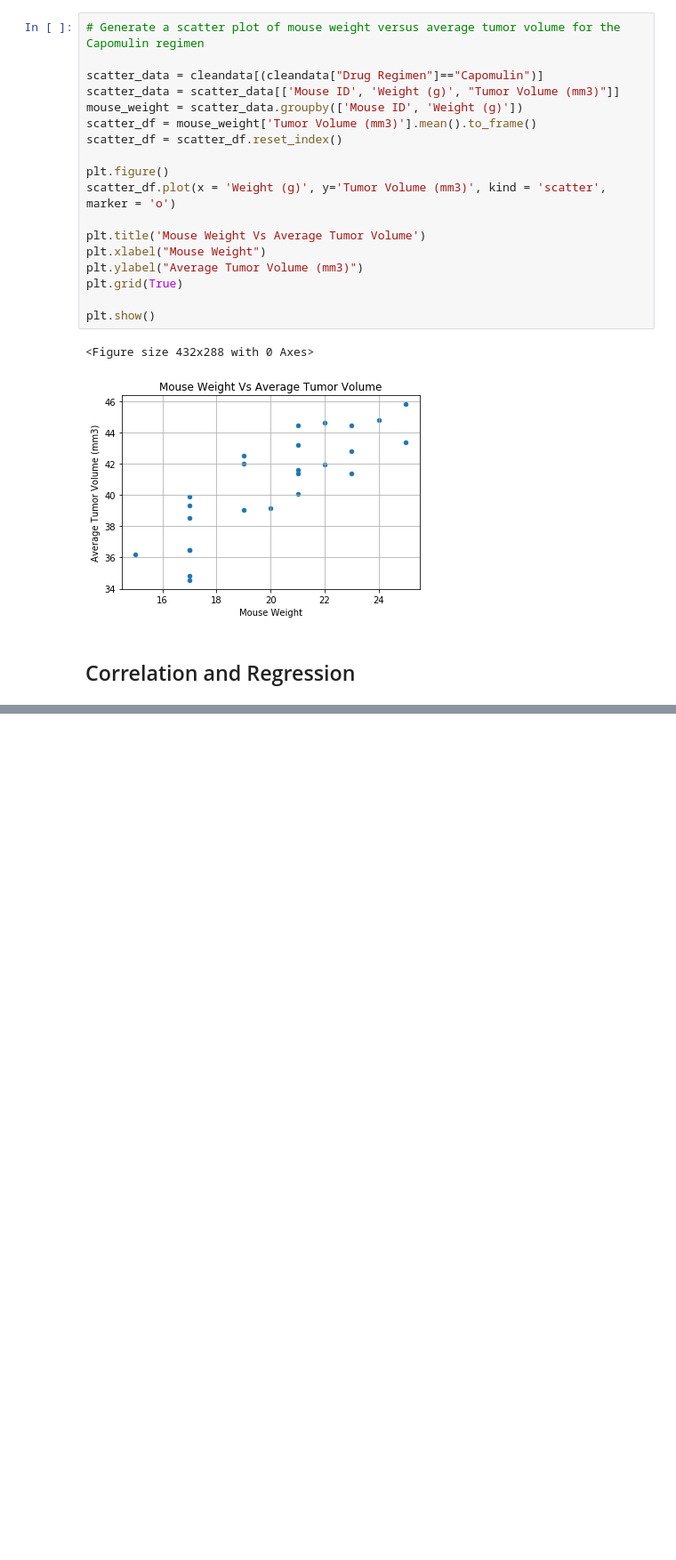
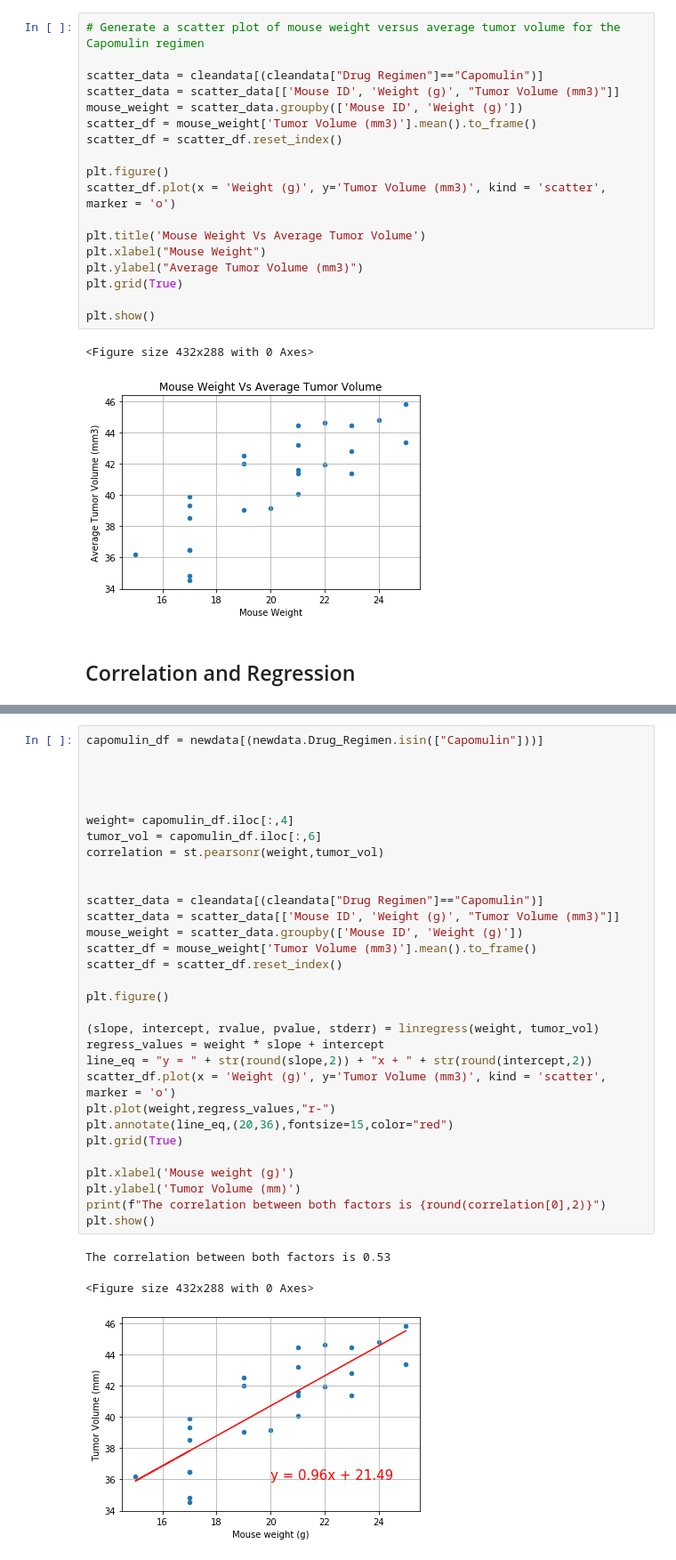
Before and after one commit to DanielDesmondUCD/matplotlib, a Jupyter notebook: Desktop/matplotlibhw/Pymaceuticals/pymaceuticals_starter.ipynb, the cells around one changed output, grey strips where cells are left out. Shown: that part at 89% size. Drawn from its saved outputs; the diff is of its cells as text; blank space fills up the shorter version.

```diff
--- a/Desktop/matplotlibhw/Pymaceuticals/pymaceuticals_starter.ipynb
+++ b/Desktop/matplotlibhw/Pymaceuticals/pymaceuticals_starter.ipynb
@@ -315,0 +354,35 @@ plt.show()
+# %%
+capomulin_df = newdata[(newdata.Drug_Regimen.isin(["Capomulin"]))]
+
+
+
+
+weight= capomulin_df.iloc[:,4]
+tumor_vol = capomulin_df.iloc[:,6]
+correlation = st.pearsonr(weight,tumor_vol)
+
+
+scatter_data = cleandata[(cleandata["Drug Regimen"]=="Capomulin")]
+scatter_data = scatter_data[['Mouse ID', 'Weight (g)', "Tumor Volume (mm3)"]]
+mouse_weight = scatter_data.groupby(['Mouse ID', 'Weight (g)'])
+scatter_df = mouse_weight['Tumor Volume (mm3)'].mean().to_frame()
+scatter_df = scatter_df.reset_index()
+
+plt.figure()
+
+(slope, intercept, rvalue, pvalue, stderr) = linregress(weight, tumor_vol)
+regress_values = weight * slope + intercept
+line_eq = "y = " + str(round(slope,2)) + "x + " + str(round(intercept,2))
+scatter_df.plot(x = 'Weight (g)', y='Tumor Volume (mm3)', kind = 'scatter', marker = 'o')
+plt.plot(weight,regress_values,"r-")
+plt.annotate(line_eq,(20,36),fontsize=15,color="red")
+plt.grid(True)
+
+plt.xlabel('Mouse weight (g)')
+plt.ylabel('Tumor Volume (mm)')
+print(f"The correlation between both factors is {round(correlation[0],2)}")
+plt.show()
+# %% [output]
+The correlation between both factors is 0.53
+<Figure size 432x288 with 0 Axes>
+[figure, added]
```
Also changed, not shown: parts of 4 cells of this notebook.
